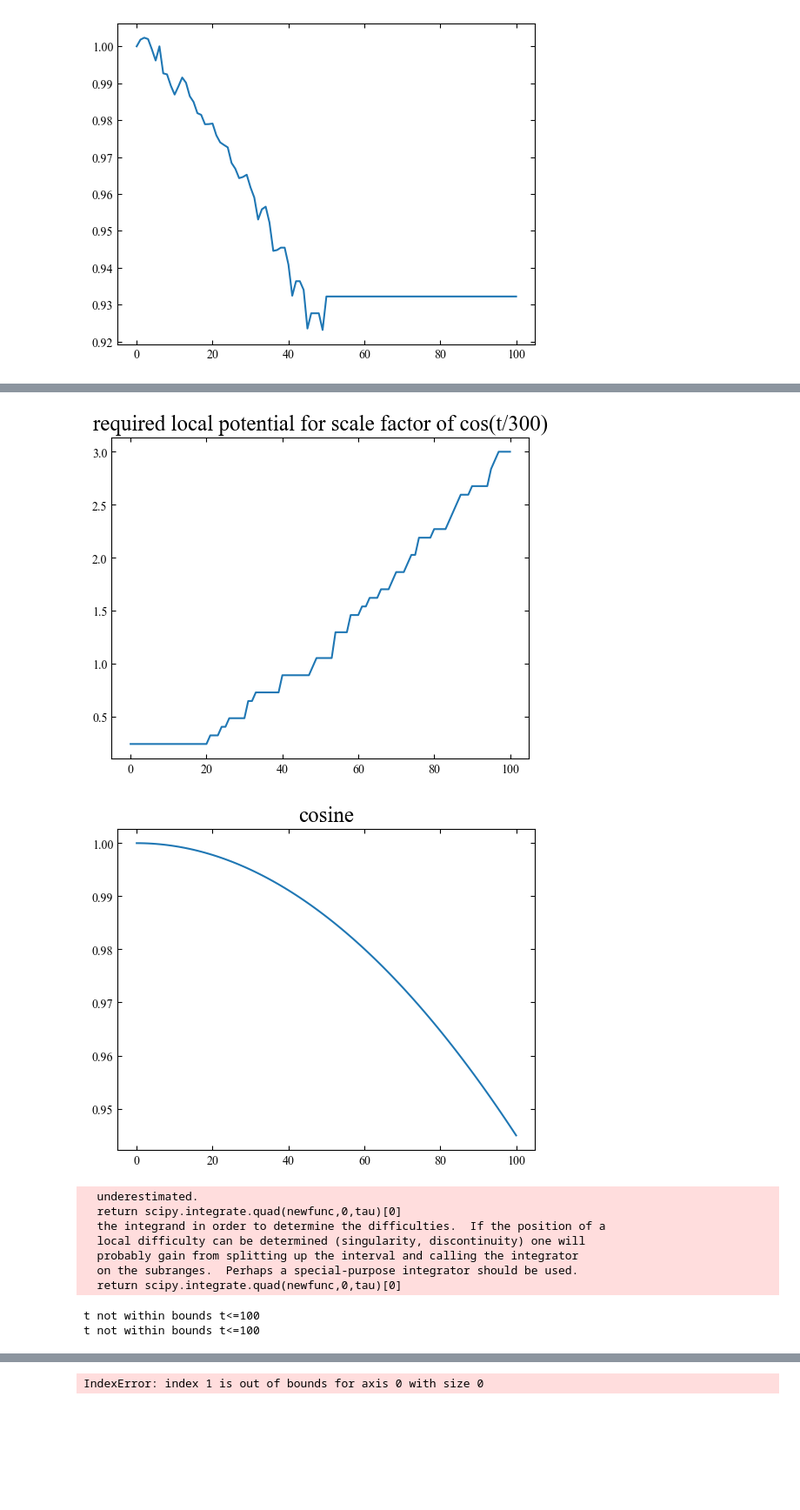
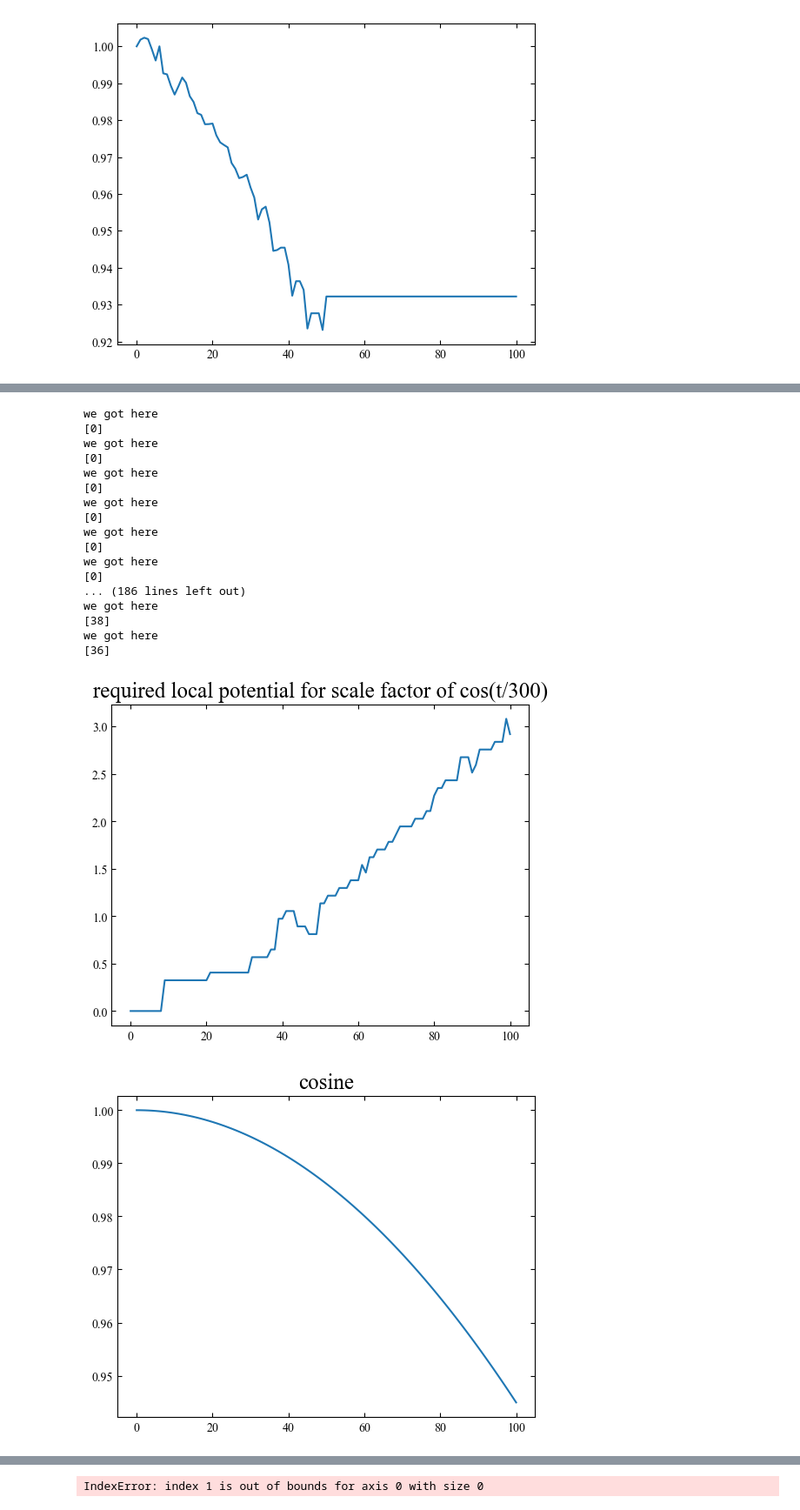
Before and after one commit to Quantum-Dynamics/edgecraft, a Jupyter notebook: PoC_copy.ipynb, the cells around one changed output, grey strips where cells are left out. Shown at 87% size. Cells and saved outputs as stored; diff of their text form; code cells hidden in the pictures; blank space fills up the shorter version.

Commit message:
Fixed some bugs and made a checking algorithm. It's much less wiggly now. Definitely looks like a cosine

```diff
--- a/PoC_copy.ipynb
+++ b/PoC_copy.ipynb
@@ -741,7 +741,7 @@ def a_of_t(t:float):
     elif t<=100:
         return ((t%1.0)*dt[int(np.ceil(t))]+(1-t%1.0)*dt[int(np.floor(t))])/d0
     else:
-        print("t not within bounds t<=100")
+        return (a_of_t(100))
 
 #plotting a(t) for the first 100 time steps.
 y=np.array([0]*101)
@@ -807,20 +801,23 @@ t not within bounds t<=100
 # %%
 #code for finding the voltages for a specific a(tau)
 #Note: this only works if we start with the potential as listed above.
+#For more precision
+y_hat=np.arange(0,100,0.01)
+z_hat=vectorized_a_of_tau(y)
 
-precision =.005
 def find_local_potential(scale_factor:float)->np.ndarray:
     local_potential=np.full_like(energy,0.0)
-    num=(np.where(np.logical_and(np.full_like(z,scale_factor-precision)<=z,np.full_like(z,scale_factor+precision)>=z))[0])
-    for time_step in range (0,num):
-        local_potential=apply_local_constant_potential(local_potential, E_gate_step, gate_indices)
+    num=np.where(np.square(z_hat-scale_factor)==np.full_like(z_hat,min(np.square(z_hat-scale_factor))))[0]
+    local_potential=apply_local_constant_potential(local_potential, num*E_gate_step, gate_indices)
     return local_potential
 #If the gate_indices are fixed, then the only thing we're varying is the magnitude (E_gate_step*num)
 #scale factor is now an array of time values
 def find_local_potential_magnitude(scale_factor: np.ndarray)->np.ndarray:
     ret=np.full_like(scale_factor,0.0)
     for time_step in range(0,len(scale_factor)):
-        num=int(np.mean(np.where(np.logical_and(np.full_like(z,scale_factor[time_step]-precision)<=z,np.full_like(z,scale_factor[time_step]+precision)>=z)))+.5)
+        print("we got here")
+        num=np.where(np.square(z_hat-scale_factor[time_step])==np.full_like(z_hat,min(np.square(z_hat-scale_factor[time_step]))))[0]
+        print(num)
         ret[time_step]=num*E_gate_step
     return ret
 
@@ -865,11 +869,19 @@ plt.show()
+we got here
+[0]
+we got here
+[0]
+we got here
+[0]
+we got here
+[0]
+we got here
+[0]
+we got here
+[0]
+... (186 lines left out)
+we got here
+[38]
+we got here
+[36]
-[figure, old version]
+[figure, new version]
 [figure]
-  underestimated.
-  return scipy.integrate.quad(newfunc,0,tau)[0]
-  the integrand in order to determine the difficulties.  If the position of a
-  local difficulty can be determined (singularity, discontinuity) one will
-  probably gain from splitting up the interval and calling the integrator
-  on the subranges.  Perhaps a special-purpose integrator should be used.
-  return scipy.integrate.quad(newfunc,0,tau)[0]
-t not within bounds t<=100
-t not within bounds t<=100
```
Also changed, not shown: parts of 2 cells of this notebook.
